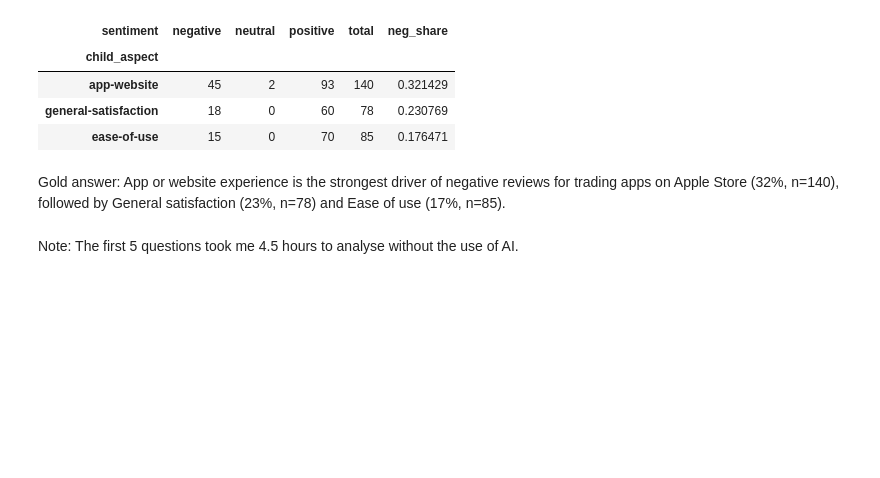
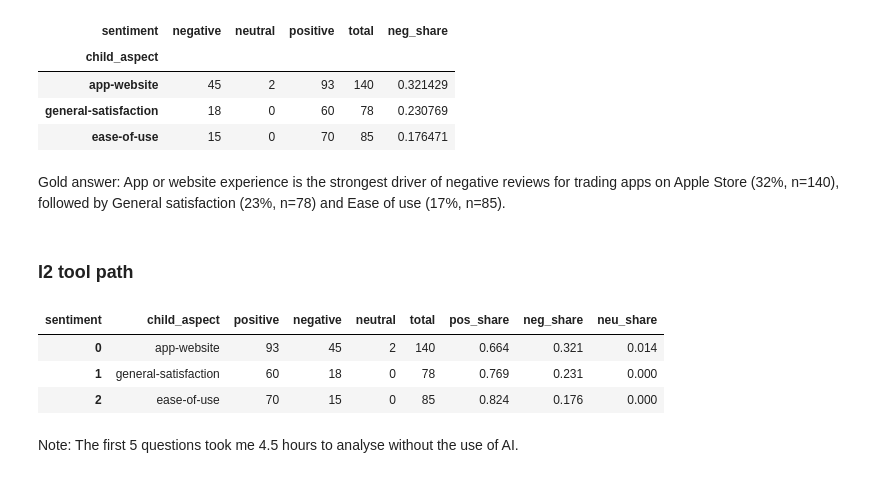
Before and after one commit to zhenyenchan/msc-cx-agent-bench, a Jupyter notebook: notebooks/question-set-1.ipynb, the cells around one changed output. Cells and saved outputs as stored; diff of their text form; code cells hidden in the pictures; blank space fills up the shorter version.

```diff
--- a/notebooks/question-set-1.ipynb
+++ b/notebooks/question-set-1.ipynb
@@ -242,5 +319,19 @@ i2_pivot.sort_values(by=('neg_share'), ascending=False)
 | ease-of-use | 15 | 0 | 70 | 85 | 0.176471 |
 # %% [markdown]
 Gold answer: App or website experience is the strongest driver of negative reviews for trading apps on Apple Store (32%, n=140), followed by General satisfaction (23%, n=78) and Ease of use (17%, n=85).
+# %% [markdown]
+### I2 tool path
+# %%
+i2_step1 = filter_data(df, industry='Trading', data_source='Apple Store')
+i2_step2 = sentiment_breakdown(i2_step1, group_by='child_aspect')
+i2_step3 = apply_min_volume(i2_step2, min_volume=30)
+i2_step4 = add_shares(i2_step3)                          # pos_share, neg_share, neu_share
+i2_step5 = rank_top(i2_step4, by='neg_share', top_n=3)
+i2_step5
+# %% [output]
+| sentiment | child_aspect | positive | negative | neutral | total | pos_share | neg_share | neu_share |
+| 0 | app-website | 93 | 45 | 2 | 140 | 0.664 | 0.321 | 0.014 |
+| 1 | general-satisfaction | 60 | 18 | 0 | 78 | 0.769 | 0.231 | 0.000 |
+| 2 | ease-of-use | 70 | 15 | 0 | 85 | 0.824 | 0.176 | 0.000 |
 # %% [markdown]
 Note: The first 5 questions took me 4.5 hours to analyse without the use of AI.
```
Also changed, not shown: parts of 13 cells of this notebook, 1 other file.
